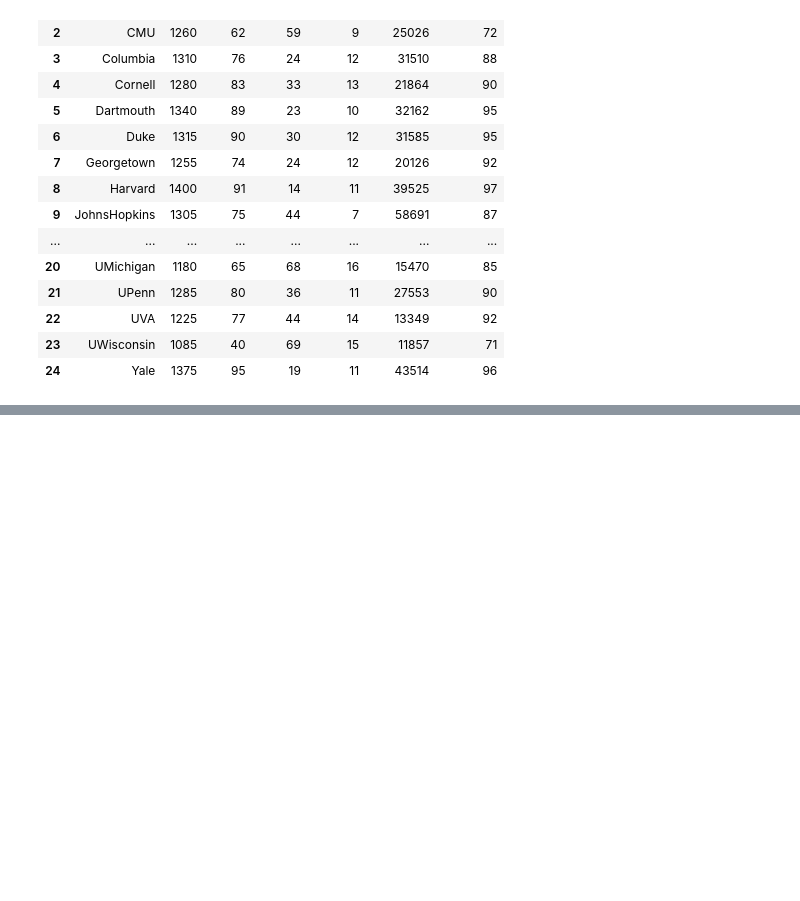
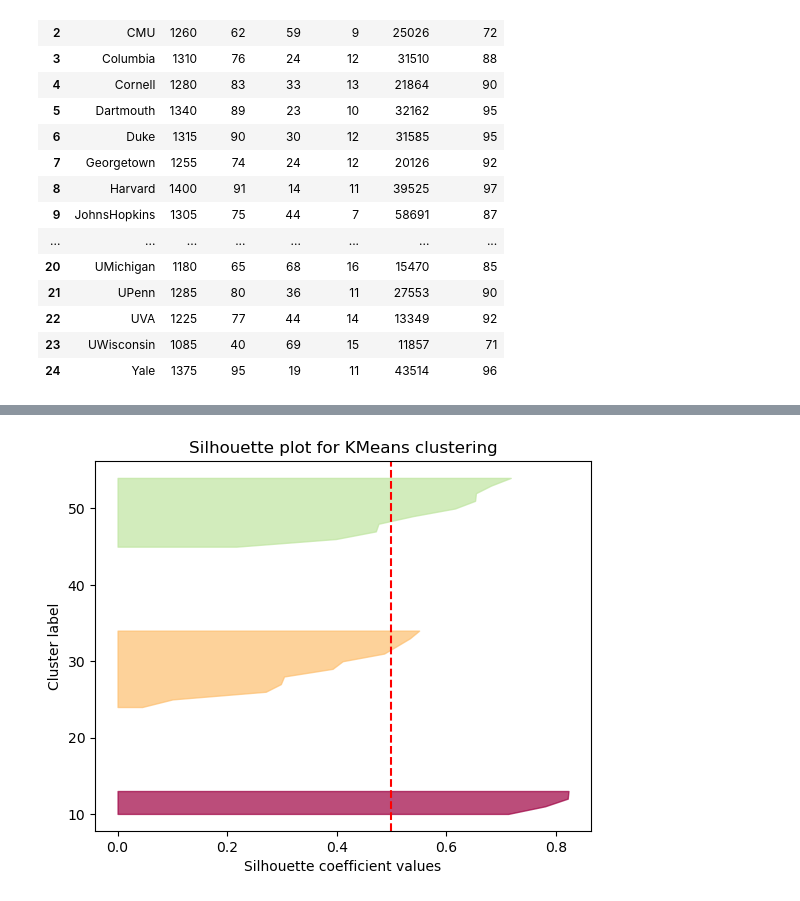
Before and after one commit to Bharatgwl/Data-Science-And-ML, a Jupyter notebook: K_means.ipynb, the cells around one changed output, grey strips where cells are left out. Saved outputs shown, nothing was run; the diff lists cells and outputs as text; code cells hidden in the pictures; blank space fills up the shorter version.

```diff
--- a/K_means.ipynb
+++ b/K_means.ipynb
@@ -90,0 +92,21 @@ NameError: name 'data' is not defined
+# %%
+from sklearn.metrics import silhouette_samples
+import matplotlib.cm as cm
+cluster_labels = np.unique(kmeans.labels_)
+n_clusters = cluster_labels.shape[0]
+sample_silhouette_values = silhouette_samples(df[['Expenses', 'SAT']], kmeans.labels_)
+y_lower = 10
+for i, c in enumerate(cluster_labels):
+    c_silhouette_values = sample_silhouette_values[kmeans.labels_ == c]
+    c_silhouette_values.sort()
+    y_upper = y_lower + len(c_silhouette_values)
+    color = cm.Spectral(float(i) / n_clusters)
+    plt.fill_betweenx(np.arange(y_lower, y_upper), 0, c_silhouette_values, facecolor=color, edgecolor=color, alpha=0.7)
+    y_lower = y_upper + 10
+plt.title('Silhouette plot for KMeans clustering')
+plt.xlabel('Silhouette coefficient values')
+plt.ylabel('Cluster label')
+plt.axvline(x=silhouette_score(df[['Expenses', 'SAT']], kmeans.labels_), color='red', linestyle='--')
+plt.show()
+# %% [output]
+[figure, added]
```
Also changed, not shown: parts of 16 cells of this notebook, 7 other files.
